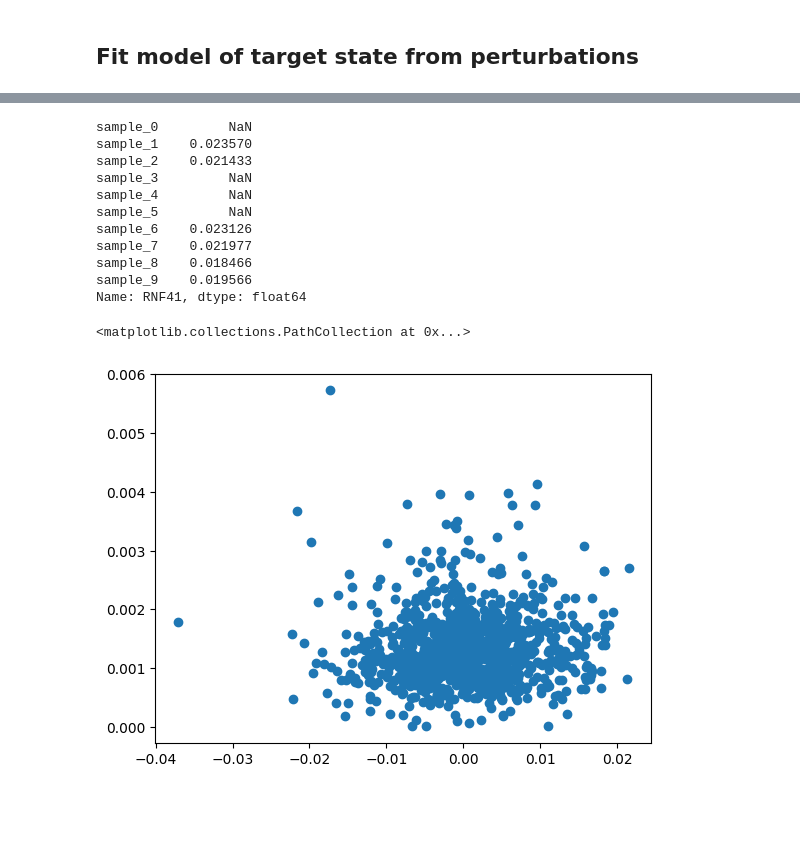
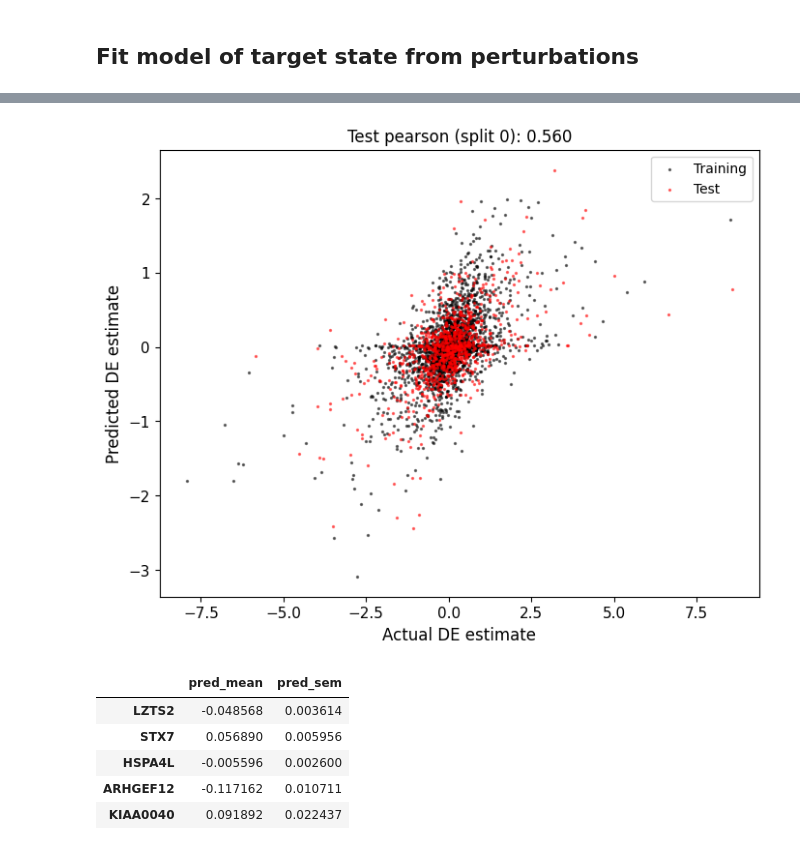
Before and after one commit to scverse-bot/pert2state_model, a Jupyter notebook: docs/notebooks/DE_polarization.ipynb, the cells around one changed output, grey strips where cells are left out. Cells and saved outputs as stored; diff of their text form; code cells hidden in the pictures; blank space fills up the shorter version.

```diff
--- a/docs/notebooks/DE_polarization.ipynb
+++ b/docs/notebooks/DE_polarization.ipynb
@@ -101,21 +56,0 @@ model.plot_coefs(top_n=30, bottom_n=30)
-# %%
-# Compare predictions with different column subsets
-n_samples = 10  # Number of different column samples to try
-sample_size = 500  # Number of columns to sample each time
-
-predictions = []
-for i in range(n_samples):
-    # Sample columns
-    sampled_cols = np.random.choice(X_perturbs.columns, size=sample_size, replace=False)
-    X_sampled = X_perturbs[sampled_cols]
-
-    # Fit model on sampled columns
-    model = Perturb2StateModel(pca_transform=True, n_splits=1, n_repeats=1)
-    model.fit(X_sampled, y_target, model_id=f"sample_{i}")
-
-    # Get coefficient
-    pred = model.get_coefs()
-    predictions.append(pred["coef_mean"])
-
-# Stack predictions into DataFrame
-all_predictions = pd.concat(predictions, axis=1, keys=[f"sample_{i}" for i in range(n_samples)])
@@ -141,19 +57,14 @@ df
-# %%
-all_predictions.loc["RNF41"]
-# %% [output]
-sample_0         NaN
-sample_1    0.023570
-sample_2    0.021433
-sample_3         NaN
-sample_4         NaN
-sample_5         NaN
-sample_6    0.023126
-sample_7    0.021977
-sample_8    0.018466
-sample_9    0.019566
-Name: RNF41, dtype: float64
-# %%
-plt.scatter(df["mean"], df["sem"])
-# %% [output]
-<matplotlib.collections.PathCollection at 0x...>
-[figure, removed]
+# %%
+pl = model.plot_prediction(X_perturbs, y_target, plot_metric="pearson", split_id=0)
+# %% [output]
+[figure, added]
+# %%
+predicted = model.get_prediction(X_perturbs, y_target)
+predicted.head()
+# %% [output]
+|  | pred_mean | pred_sem |
+| LZTS2 | -0.048568 | 0.003614 |
+| STX7 | 0.056890 | 0.005956 |
+| HSPA4L | -0.005596 | 0.002600 |
+| ARHGEF12 | -0.117162 | 0.010711 |
+| KIAA0040 | 0.091892 | 0.022437 |
```
Also changed, not shown: parts of 17 cells of this notebook, 4 other files.
